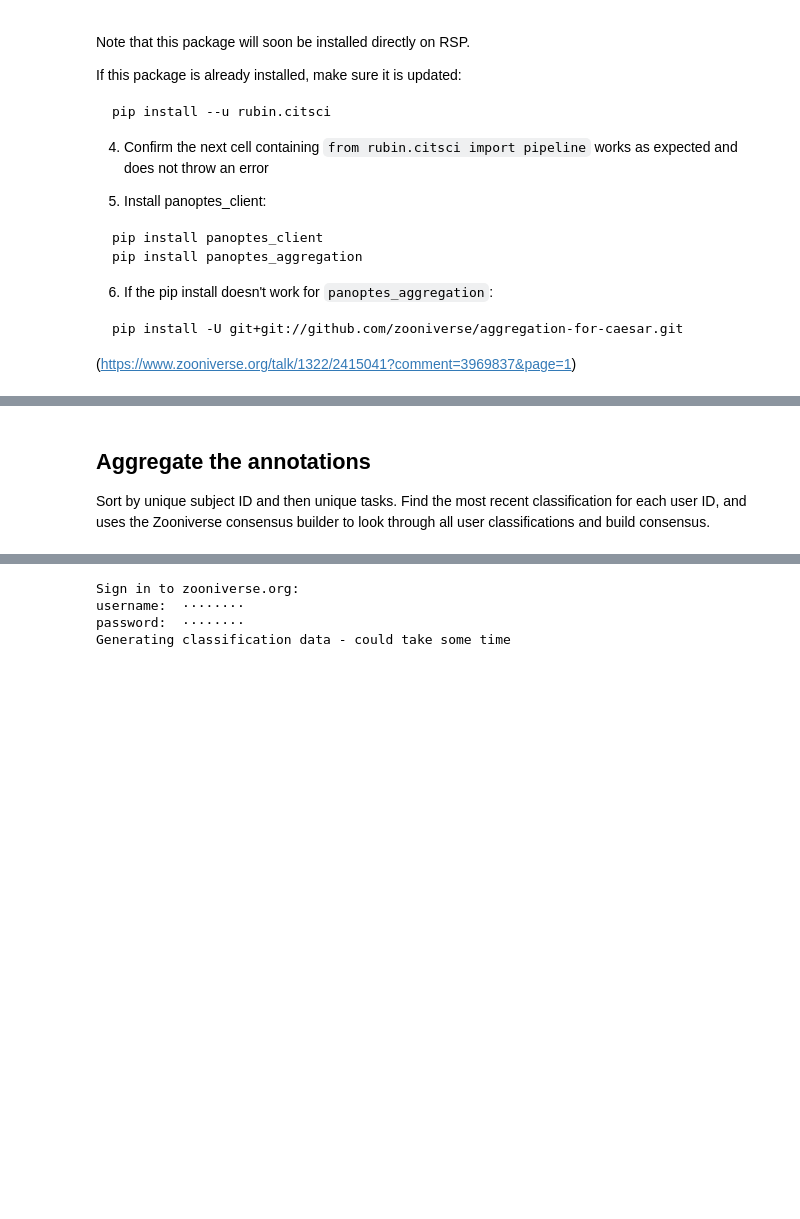
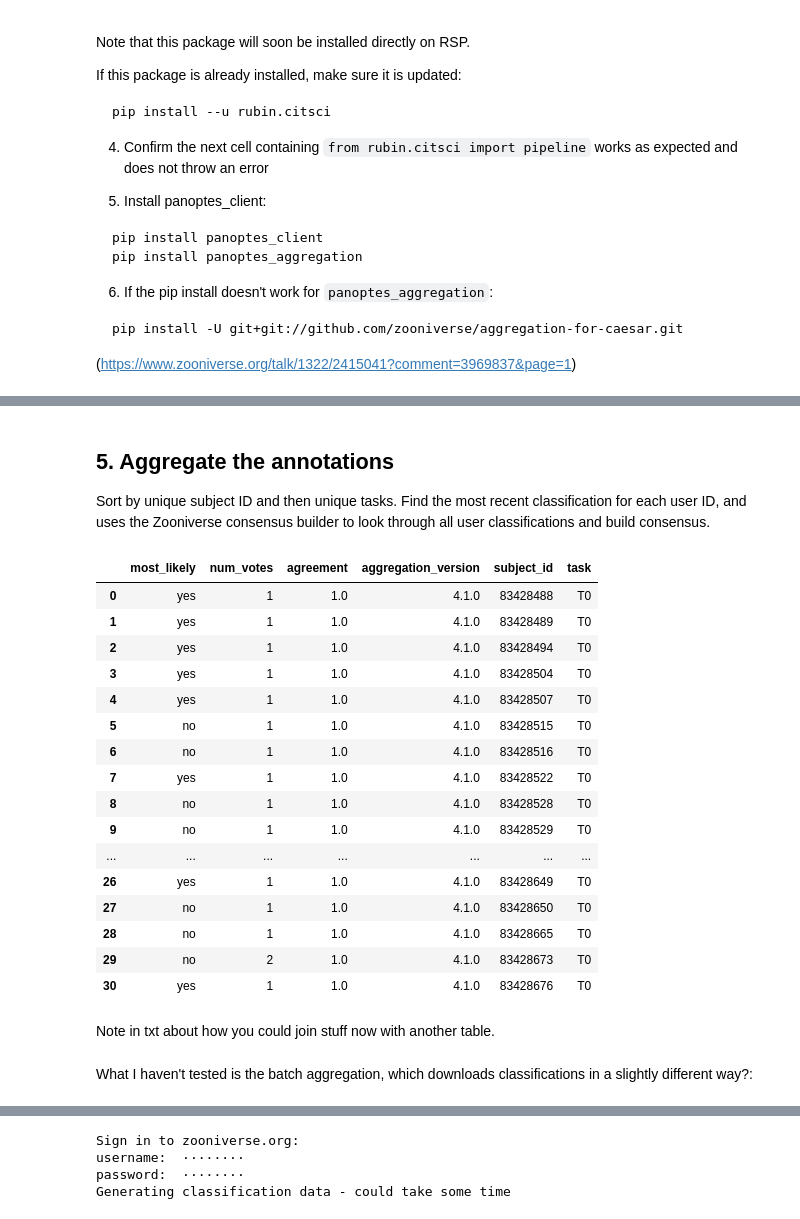
Before and after one commit to lsst-epo/citizen-science-notebooks, a Jupyter notebook: 03_Aggregate_Classifications.ipynb, the cells around one changed output, grey strips where cells are left out. Drawn from its saved outputs; the diff is of its cells as text; code cells hidden in the pictures; blank space fills up the shorter version.

Commit message:
adding documentation, removed alternate example of retrieve classifications from 01 notebook

```diff
--- a/03_Aggregate_Classifications.ipynb
+++ b/03_Aggregate_Classifications.ipynb
@@ -90,21 +93,27 @@ def download_classifications(WORKFLOW_ID, client):
     print('this is the client were working with', client)
 
     # generate the classifications
+    # if generate=True, it generates a new classification report,
+    # which can take a long time because they’re queued in the Zooniverse system.
+    # It’s the same as going to the project builder and clicking the “request new report”.
+    # If you just want to download the existing report, you can set generate to False.
     with client:
         classification_export = workflow.get_export('classifications',
-                                                    generate=True,
-                                                    wait=True)
+                                                    generate=False,
+                                                    wait=False)
         print('export', classification_export)
         print('type', type(classification_export))
         # since it's a partial class, call it to get the DictReader object
         csv_dictreader_instance = classification_export.csv_dictreader()
         print('csv_dictreader_instance', csv_dictreader_instance)
 
-        classification_rows = [row for row in tqdm(csv_dictreader_instance)]
+        # the below line is taking forever to run
+        classification_rows = [row for row in tqdm(csv_dictreader_instance, file=sys.stdout)]
 
         #classification_rows = [row for row in tqdm(classification_export.csv_dictreader())]
 
     # convert to pandas dataframe
+    print('pre conversion to df', classification_rows)
     classification_data = pd.DataFrame.from_dict(classification_rows)
 
     return classification_data
@@ -203,6 +212,7 @@ def aggregate_data(extracted_data):
             classifications_to_reduce = [json.loads(extract_data_filtered.iloc[j].data) for j in range(len(extract_data_filtered))]
 
             # use the Zooniverse question_consesus_reducer to get the final consensus
+            # WHAT ARE THE ARGUMENTS THAT ARE OPTIONAL HERE?
             reduction = question_consensus_reducer(classifications_to_reduce)
 
             # add the subject id to our reduction data
@@ -242,13 +252,13 @@ def batch_aggregation(generate_new_classifications=False, WORKFLOW_ID=13193):
         print('Sign in to zooniverse.org:')
         client = Panoptes.client(username=getpass.getpass('username: '), password=getpass.getpass('password: '))
         print('Generating classification data - could take some time')
-        classification_data = get_data_from_zooniverse(WORKFLOW_ID=WORKFLOW_ID, client=client)
+        classification_data = download_classifications(WORKFLOW_ID=WORKFLOW_ID, client=client)
         print('Saving classifications')
-        classification_data.to_csv('superluminous-supernovae-classifications.csv', index=False)
+        classification_data.to_csv('galaxy-classifications.csv', index=False)
     else:
         # or just open the file
         print('Loading classifications')
-        classification_data = pd.read_csv('superluminous-supernovae-classifications.csv')
+        classification_data = pd.read_csv('galaxy-classifications.csv')
 
     # limit classifications to those for the relevant workflow
     classification_data = classification_data[classification_data.workflow_id==WORKFLOW_ID]
@@ -354,5 +352,29 @@ extracted_data
 # %% [markdown]
-## Aggregate the annotations
+## 5. Aggregate the annotations
 Sort by unique subject ID and then unique tasks. Find the most recent classification for each user ID, and uses the Zooniverse consensus builder to look through all user classifications and build consensus.
 # %%
 aggregated_data = aggregate_data(extracted_data)
+# %%
+aggregated_data
+# %% [output]
+|  | most_likely | num_votes | agreement | aggregation_version | subject_id | task |
+| 0 | yes | 1 | 1.0 | 4.1.0 | 83428488 | T0 |
+| 1 | yes | 1 | 1.0 | 4.1.0 | 83428489 | T0 |
+| 2 | yes | 1 | 1.0 | 4.1.0 | 83428494 | T0 |
+| 3 | yes | 1 | 1.0 | 4.1.0 | 83428504 | T0 |
+| 4 | yes | 1 | 1.0 | 4.1.0 | 83428507 | T0 |
+| 5 | no | 1 | 1.0 | 4.1.0 | 83428515 | T0 |
+| 6 | no | 1 | 1.0 | 4.1.0 | 83428516 | T0 |
+| 7 | yes | 1 | 1.0 | 4.1.0 | 83428522 | T0 |
+| 8 | no | 1 | 1.0 | 4.1.0 | 83428528 | T0 |
+| 9 | no | 1 | 1.0 | 4.1.0 | 83428529 | T0 |
+| ... | ... | ... | ... | ... | ... | ... |
+| 26 | yes | 1 | 1.0 | 4.1.0 | 83428649 | T0 |
+| 27 | no | 1 | 1.0 | 4.1.0 | 83428650 | T0 |
+| 28 | no | 1 | 1.0 | 4.1.0 | 83428665 | T0 |
+| 29 | no | 2 | 1.0 | 4.1.0 | 83428673 | T0 |
+| 30 | yes | 1 | 1.0 | 4.1.0 | 83428676 | T0 |
+# %% [markdown]
+Note in txt about how you could join stuff now with another table.
+# %% [markdown]
+What I haven't tested is the batch aggregation, which downloads classifications in a slightly different way?:
```
Also changed, not shown: parts of 19 cells of this notebook.
